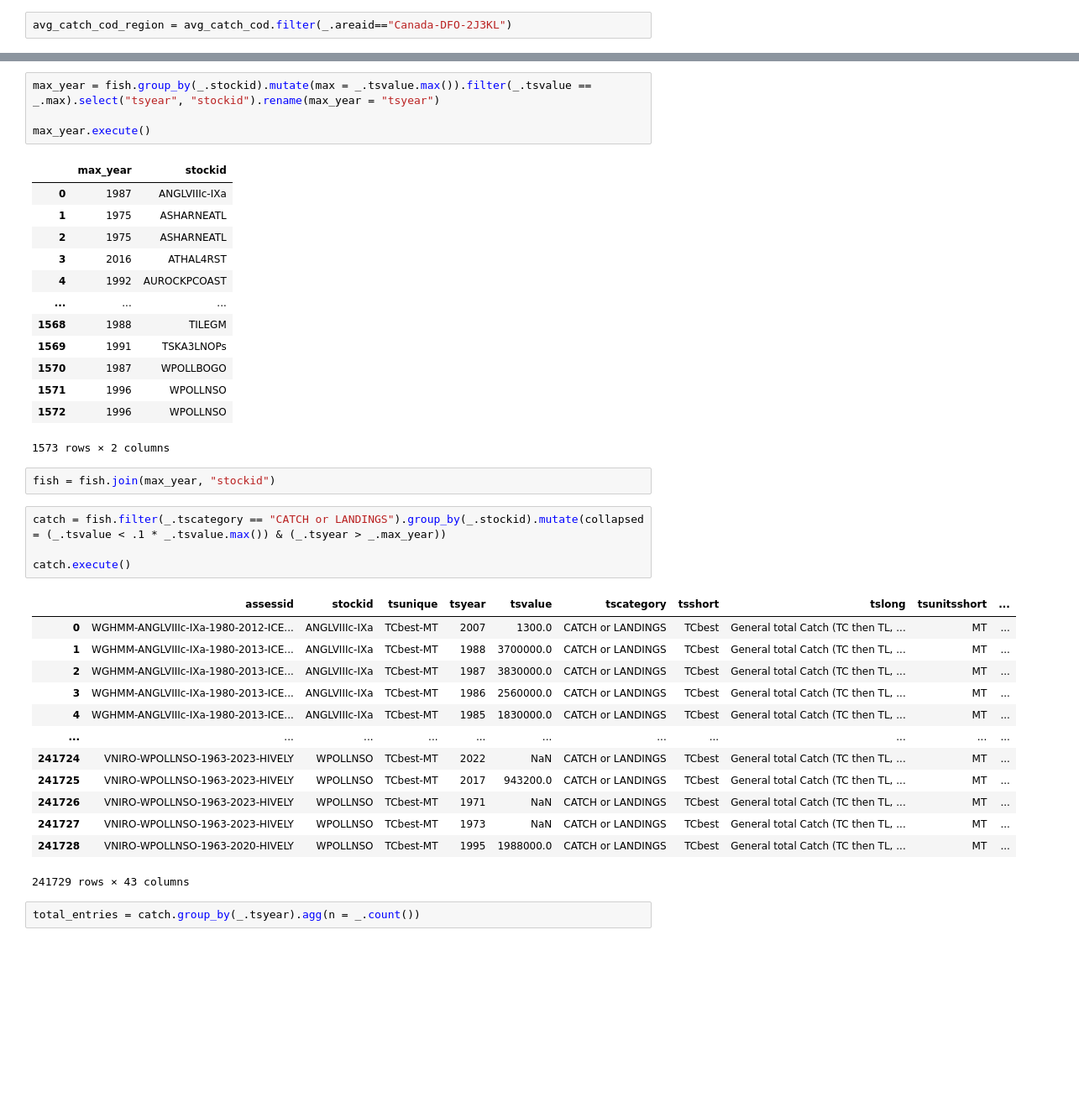
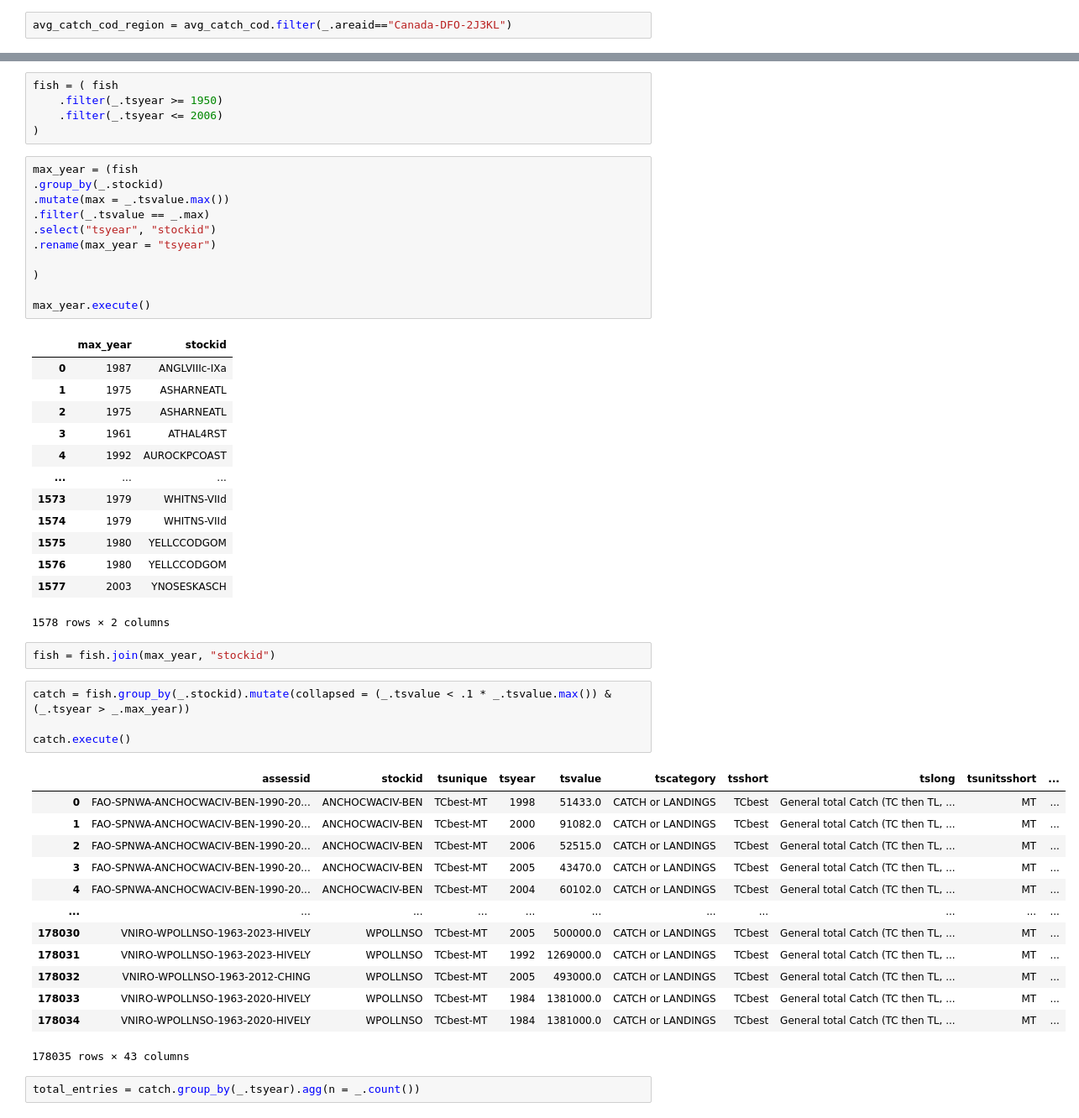
Before and after one commit to espm-288/fish-gabe-pooneh-fish, a Jupyter notebook: notebook.ipynb, the cells around one changed output, grey strips where cells are left out. Shown at 84% size. Cells and saved outputs as stored; diff of their text form; blank space fills up the shorter version.

```diff
--- a/notebook.ipynb
+++ b/notebook.ipynb
@@ -196,5 +158,17 @@ catch_max.execute()
+# %%
+fish = ( fish
+    .filter(_.tsyear >= 1950)
+    .filter(_.tsyear <= 2006)
+)
 # %%
-max_year = fish.group_by(_.stockid).mutate(max = _.tsvalue.max()).filter(_.tsvalue == _.max).select("tsyear", "stockid").rename(max_year = "tsyear")
+max_year = (fish
+.group_by(_.stockid)
+.mutate(max = _.tsvalue.max())
+.filter(_.tsvalue == _.max)
+.select("tsyear", "stockid")
+.rename(max_year = "tsyear")
+
+)
 
 max_year.execute()
 # %% [output]
@@ -202,35 +176,35 @@ max_year.execute()
 | 0 | 1987 | ANGLVIIIc-IXa |
 | 1 | 1975 | ASHARNEATL |
 | 2 | 1975 | ASHARNEATL |
-| 3 | 2016 | ATHAL4RST |
+| 3 | 1961 | ATHAL4RST |
 | 4 | 1992 | AUROCKPCOAST |
 | ... | ... | ... |
-| 1568 | 1988 | TILEGM |
-| 1569 | 1991 | TSKA3LNOPs |
-| 1570 | 1987 | WPOLLBOGO |
-| 1571 | 1996 | WPOLLNSO |
-| 1572 | 1996 | WPOLLNSO |
+| 1573 | 1979 | WHITNS-VIId |
+| 1574 | 1979 | WHITNS-VIId |
+| 1575 | 1980 | YELLCCODGOM |
+| 1576 | 1980 | YELLCCODGOM |
+| 1577 | 2003 | YNOSESKASCH |
-1573 rows × 2 columns
+1578 rows × 2 columns
 # %%
 fish = fish.join(max_year, "stockid")
 # %%
-catch = fish.filter(_.tscategory == "CATCH or LANDINGS").group_by(_.stockid).mutate(collapsed = (_.tsvalue < .1 * _.tsvalue.max()) & (_.tsyear > _.max_year))
+catch = fish.group_by(_.stockid).mutate(collapsed = (_.tsvalue < .1 * _.tsvalue.max()) & (_.tsyear > _.max_year))
 
 catch.execute()
 # %% [output]
 |  | assessid | stockid | tsunique | tsyear | tsvalue | tscategory | tsshort | tslong | tsunitsshort | ... |
-| 0 | WGHMM-ANGLVIIIc-IXa-1980-2012-ICE... | ANGLVIIIc-IXa | TCbest-MT | 2007 | 1300.0 | CATCH or LANDINGS | TCbest | General total Catch (TC then TL, ... | MT | ... |
-| 1 | WGHMM-ANGLVIIIc-IXa-1980-2013-ICE... | ANGLVIIIc-IXa | TCbest-MT | 1988 | 3700000.0 | CATCH or LANDINGS | TCbest | General total Catch (TC then TL, ... | MT | ... |
-| 2 | WGHMM-ANGLVIIIc-IXa-1980-2013-ICE... | ANGLVIIIc-IXa | TCbest-MT | 1987 | 3830000.0 | CATCH or LANDINGS | TCbest | General total Catch (TC then TL, ... | MT | ... |
-| 3 | WGHMM-ANGLVIIIc-IXa-1980-2013-ICE... | ANGLVIIIc-IXa | TCbest-MT | 1986 | 2560000.0 | CATCH or LANDINGS | TCbest | General total Catch (TC then TL, ... | MT | ... |
-| 4 | WGHMM-ANGLVIIIc-IXa-1980-2013-ICE... | ANGLVIIIc-IXa | TCbest-MT | 1985 | 1830000.0 | CATCH or LANDINGS | TCbest | General total Catch (TC then TL, ... | MT | ... |
+| 0 | FAO-SPNWA-ANCHOCWACIV-BEN-1990-20... | ANCHOCWACIV-BEN | TCbest-MT | 1998 | 51433.0 | CATCH or LANDINGS | TCbest | General total Catch (TC then TL, ... | MT | ... |
+| 1 | FAO-SPNWA-ANCHOCWACIV-BEN-1990-20... | ANCHOCWACIV-BEN | TCbest-MT | 2000 | 91082.0 | CATCH or LANDINGS | TCbest | General total Catch (TC then TL, ... | MT | ... |
+| 2 | FAO-SPNWA-ANCHOCWACIV-BEN-1990-20... | ANCHOCWACIV-BEN | TCbest-MT | 2006 | 52515.0 | CATCH or LANDINGS | TCbest | General total Catch (TC then TL, ... | MT | ... |
+| 3 | FAO-SPNWA-ANCHOCWACIV-BEN-1990-20... | ANCHOCWACIV-BEN | TCbest-MT | 2005 | 43470.0 | CATCH or LANDINGS | TCbest | General total Catch (TC then TL, ... | MT | ... |
+| 4 | FAO-SPNWA-ANCHOCWACIV-BEN-1990-20... | ANCHOCWACIV-BEN | TCbest-MT | 2004 | 60102.0 | CATCH or LANDINGS | TCbest | General total Catch (TC then TL, ... | MT | ... |
 | ... | ... | ... | ... | ... | ... | ... | ... | ... | ... | ... |
-| 241724 | VNIRO-WPOLLNSO-1963-2023-HIVELY | WPOLLNSO | TCbest-MT | 2022 | NaN | CATCH or LANDINGS | TCbest | General total Catch (TC then TL, ... | MT | ... |
-| 241725 | VNIRO-WPOLLNSO-1963-2023-HIVELY | WPOLLNSO | TCbest-MT | 2017 | 943200.0 | CATCH or LANDINGS | TCbest | General total Catch (TC then TL, ... | MT | ... |
-| 241726 | VNIRO-WPOLLNSO-1963-2023-HIVELY | WPOLLNSO | TCbest-MT | 1971 | NaN | CATCH or LANDINGS | TCbest | General total Catch (TC then TL, ... | MT | ... |
-| 241727 | VNIRO-WPOLLNSO-1963-2023-HIVELY | WPOLLNSO | TCbest-MT | 1973 | NaN | CATCH or LANDINGS | TCbest | General total Catch (TC then TL, ... | MT | ... |
-| 241728 | VNIRO-WPOLLNSO-1963-2020-HIVELY | WPOLLNSO | TCbest-MT | 1995 | 1988000.0 | CATCH or LANDINGS | TCbest | General total Catch (TC then TL, ... | MT | ... |
+| 178030 | VNIRO-WPOLLNSO-1963-2023-HIVELY | WPOLLNSO | TCbest-MT | 2005 | 500000.0 | CATCH or LANDINGS | TCbest | General total Catch (TC then TL, ... | MT | ... |
+| 178031 | VNIRO-WPOLLNSO-1963-2023-HIVELY | WPOLLNSO | TCbest-MT | 1992 | 1269000.0 | CATCH or LANDINGS | TCbest | General total Catch (TC then TL, ... | MT | ... |
+| 178032 | VNIRO-WPOLLNSO-1963-2012-CHING | WPOLLNSO | TCbest-MT | 2005 | 493000.0 | CATCH or LANDINGS | TCbest | General total Catch (TC then TL, ... | MT | ... |
+| 178033 | VNIRO-WPOLLNSO-1963-2020-HIVELY | WPOLLNSO | TCbest-MT | 1984 | 1381000.0 | CATCH or LANDINGS | TCbest | General total Catch (TC then TL, ... | MT | ... |
+| 178034 | VNIRO-WPOLLNSO-1963-2020-HIVELY | WPOLLNSO | TCbest-MT | 1984 | 1381000.0 | CATCH or LANDINGS | TCbest | General total Catch (TC then TL, ... | MT | ... |
-241729 rows × 43 columns
+178035 rows × 43 columns
 # %%
 total_entries = catch.group_by(_.tsyear).agg(n = _.count())
 # %%
```
Also changed, not shown: parts of 11 cells of this notebook.
